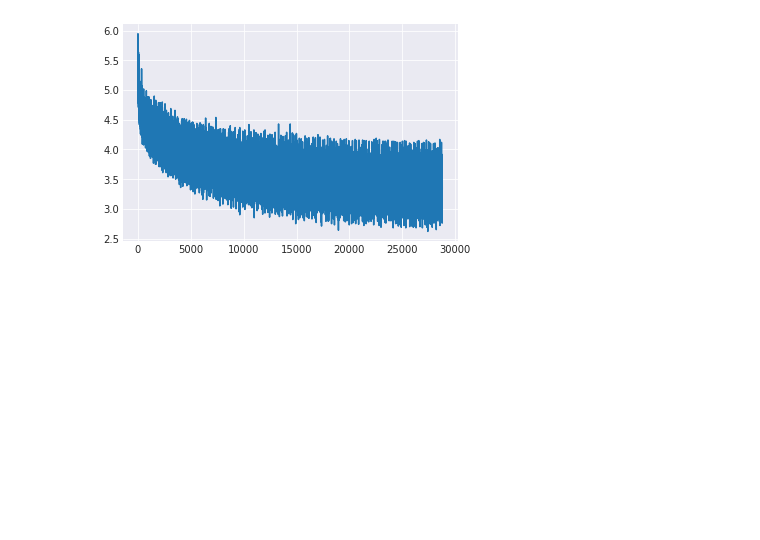
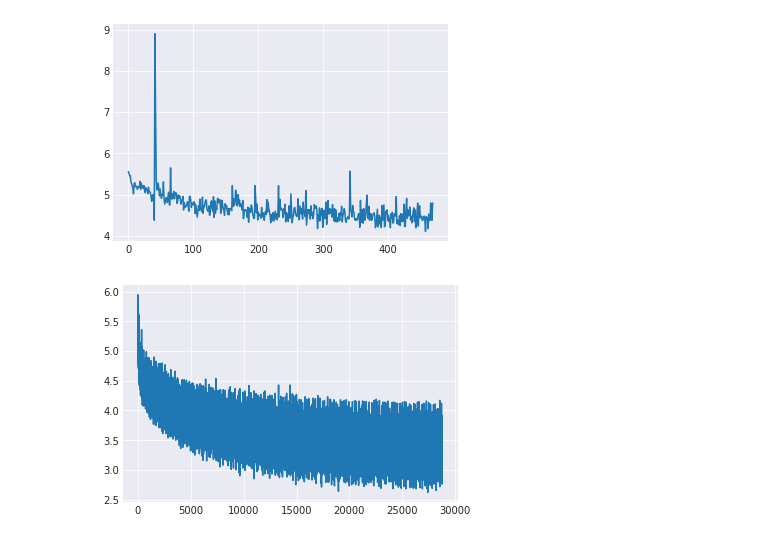
Before and after one commit to ShichengChen/Audio-Source-Separation, a Jupyter notebook: plotLoss.ipynb, the cells around one changed output. Saved outputs shown, nothing was run; the diff lists cells and outputs as text; code cells hidden in the pictures; blank space fills up the shorter version.

```diff
--- a/plotLoss.ipynb
+++ b/plotLoss.ipynb
@@ -39,6 +37,20 @@ while True:
     plt.yticks()
     plt.show()
     time.sleep(100)
+# %%
+
+with open('./lossRecord/nopycharmloss.txt') as f:
+#with open('./lossRecord/lossfiletwo.txt') as f:
+    content = f.readlines()
+content = [x.strip() for x in content]
+plotcon = np.around(np.array(content).astype(float),2)
+sns.set_style("darkgrid")
+plt.plot(plotcon)
+plt.xticks()
+plt.yticks()
+plt.show()
+# %% [output]
+[figure, added]
 # %%
 with open('./lossRecord/pycharmloss2.txt') as f:
 #with open('./lossRecord/lossfiletwo.txt') as f:
```
Also changed, not shown: parts of 1 cell of this notebook, 10 other files.
